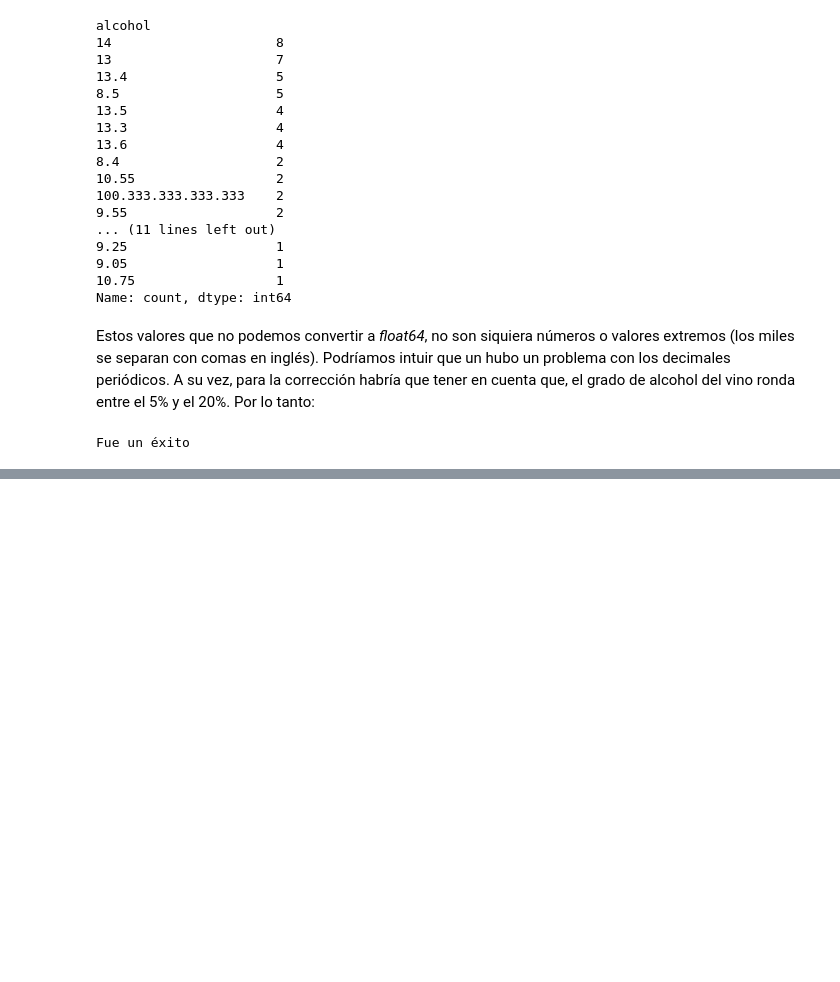
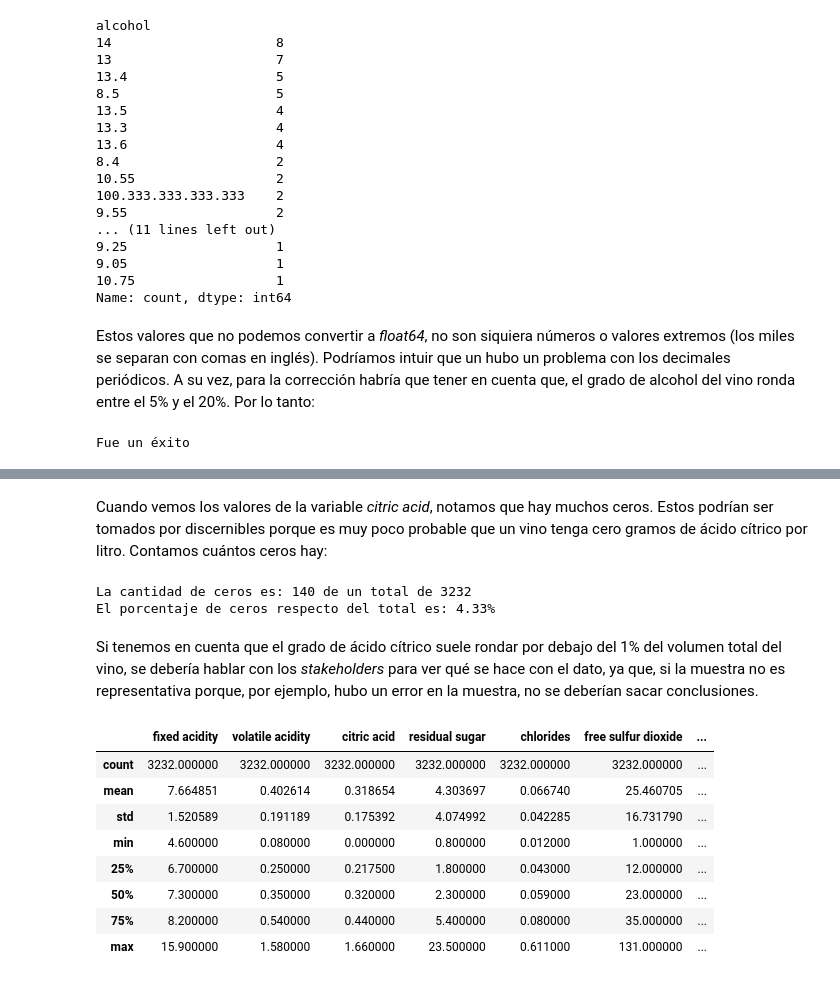
Before and after one commit to Matias914/Wine-Quality-Analysis, a Jupyter notebook: notebook_tpe.ipynb, the cells around one changed output, grey strips where cells are left out. Drawn from its saved outputs; the diff is of its cells as text; code cells hidden in the pictures; blank space fills up the shorter version.

```diff
--- a/notebook_tpe.ipynb
+++ b/notebook_tpe.ipynb
@@ -269,0 +316,26 @@ Comenzamos haciendo un reporte para analizar los datos y tener las primeras impr
+# %% [markdown]
+Cuando vemos los valores de la variable _citric acid_, notamos que hay muchos ceros. Estos podrían ser tomados por discernibles porque es muy poco probable que un vino tenga cero gramos de ácido cítrico por litro. Contamos cuántos ceros hay:
+# %%
+num_ceros = preprocessed_ds[preprocessed_ds["citric acid"] == 0].shape[0]
+num_de_observaciones = preprocessed_ds.shape[0]
+porcentaje_ceros = 100 * num_ceros / num_de_observaciones
+
+print(f"La cantidad de ceros es: {num_ceros} de un total de {num_de_observaciones}")
+print(f"El porcentaje de ceros respecto del total es: {round(porcentaje_ceros, 2)}%")
+# %% [output]
+La cantidad de ceros es: 140 de un total de 3232
+El porcentaje de ceros respecto del total es: 4.33%
+# %% [markdown]
+Si tenemos en cuenta que el grado de ácido cítrico suele rondar por debajo del 1% del volumen total del vino, se debería hablar con los _stakeholders_ para ver qué se hace con el dato, ya que, si la muestra no es representativa porque, por ejemplo, hubo un error en la muestra, no se deberían sacar conclusiones.
+# %%
+preprocessed_ds.describe() # PARA SACAR LA MEDIA Y DESVÍO DE LA MUESTRA
+# %% [output]
+|  | fixed acidity | volatile acidity | citric acid | residual sugar | chlorides | free sulfur dioxide | ... |
+| count | 3232.000000 | 3232.000000 | 3232.000000 | 3232.000000 | 3232.000000 | 3232.000000 | ... |
+| mean | 7.664851 | 0.402614 | 0.318654 | 4.303697 | 0.066740 | 25.460705 | ... |
+| std | 1.520589 | 0.191189 | 0.175392 | 4.074992 | 0.042285 | 16.731790 | ... |
+| min | 4.600000 | 0.080000 | 0.000000 | 0.800000 | 0.012000 | 1.000000 | ... |
+| 25% | 6.700000 | 0.250000 | 0.217500 | 1.800000 | 0.043000 | 12.000000 | ... |
+| 50% | 7.300000 | 0.350000 | 0.320000 | 2.300000 | 0.059000 | 23.000000 | ... |
+| 75% | 8.200000 | 0.540000 | 0.440000 | 5.400000 | 0.080000 | 35.000000 | ... |
+| max | 15.900000 | 1.580000 | 1.660000 | 23.500000 | 0.611000 | 131.000000 | ... |
```
Also changed, not shown: parts of 23 cells of this notebook.
